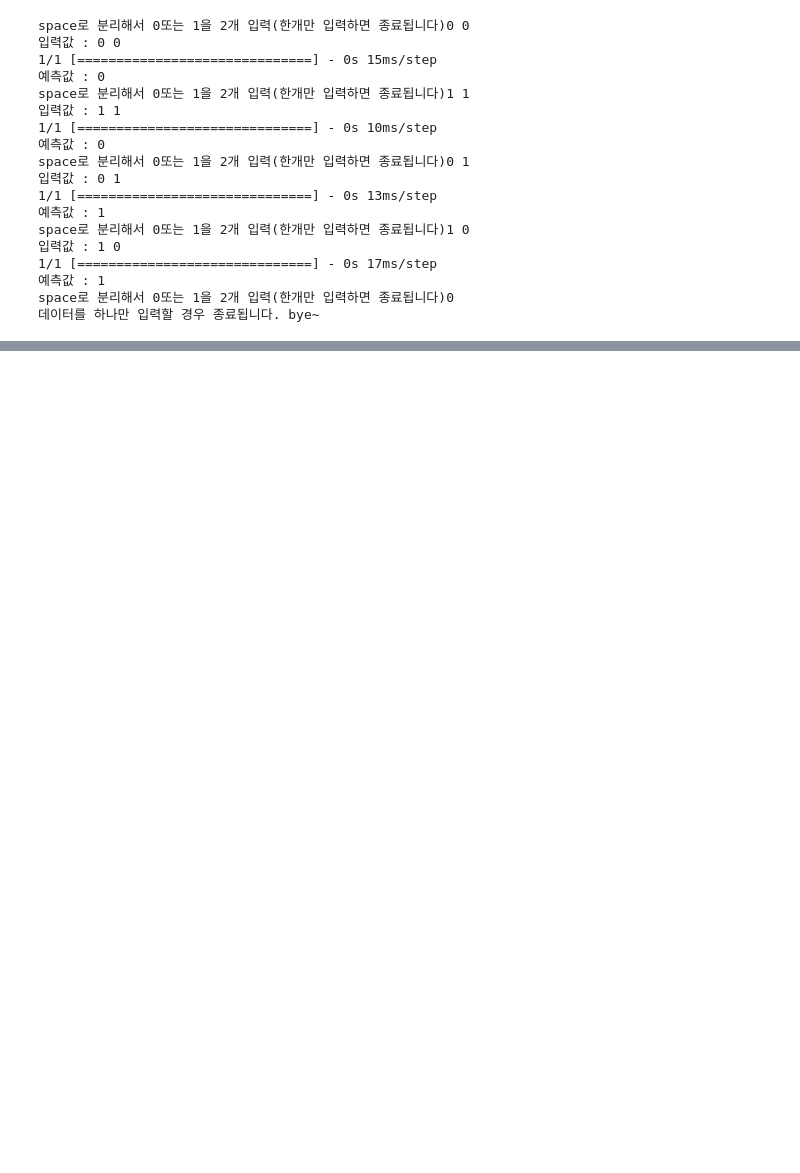
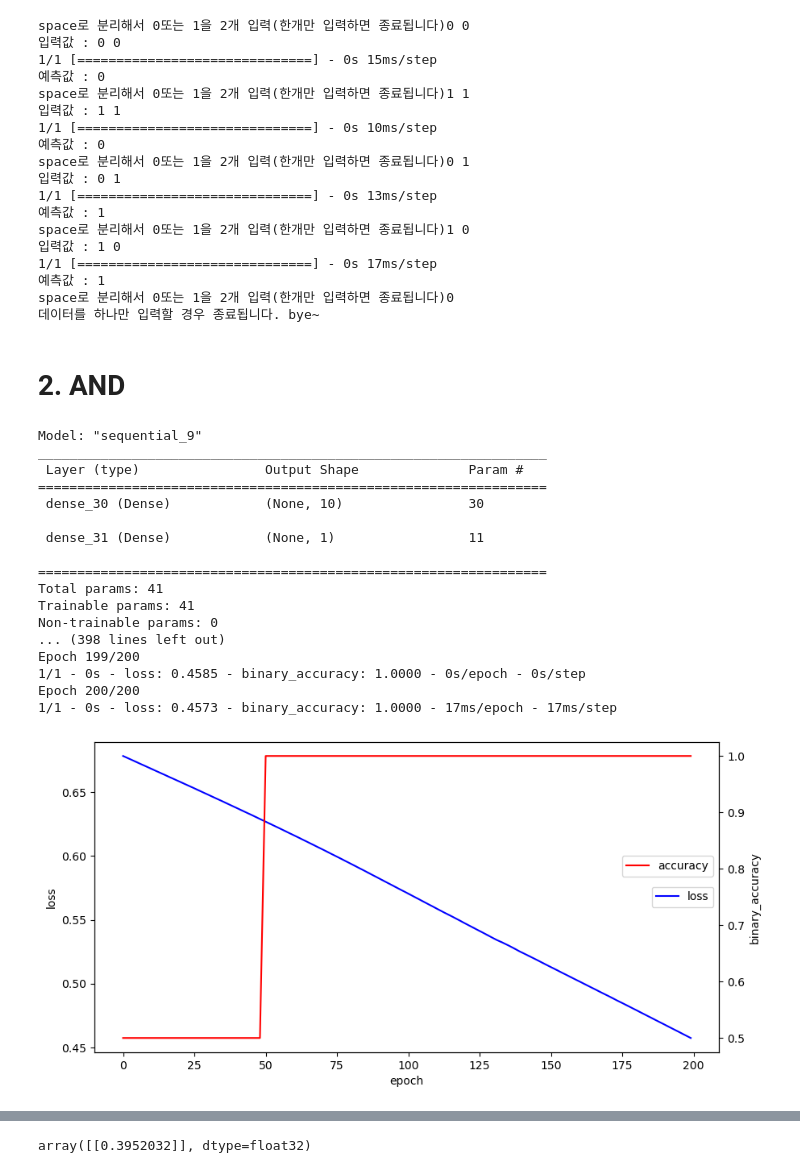
Before and after one commit to yisy0703/ai, a Jupyter notebook: source/08_DeepLearning/04_XOR를 v2로.ipynb, the cells around one changed output, grey strips where cells are left out. Saved outputs shown, nothing was run; the diff lists cells and outputs as text; code cells hidden in the pictures; blank space fills up the shorter version.

```diff
--- a/source/08_DeepLearning/04_XOR를 v2로.ipynb
+++ b/source/08_DeepLearning/04_XOR를 v2로.ipynb
@@ -161,3 +161,61 @@ space로 분리해서 0또는 1을 2개 입력(한개만 입력하면 종료됩
 예측값 : 1
 space로 분리해서 0또는 1을 2개 입력(한개만 입력하면 종료됩니다)0
 데이터를 하나만 입력할 경우 종료됩니다. bye~
+# %% [markdown]
+# 2. AND
+# %%
+# 1. dataset
+x_data = np.array([[0,0],[0,1],[1,0],[1,1]])
+y_data = np.array([[0],[0],[0],[1]])
+
+# 2. 모델 구성
+model = Sequential()
+model.add(Input(shape=2))
+model.add(Dense(units=10, activation='relu'))
+model.add(Dense(units=1, activation='sigmoid'))
+print(model.summary())
+
+# 3. 모델학습과정 설정(이진분류)
+model.compile(loss='binary_crossentropy', optimizer='adam', metrics=['binary_accuracy'])
+
+# 4. 학습
+hist = model.fit(x_data, y_data, epochs=200, verbose=2)
+# 5. 학습과정 살펴보기 및 평가
+fig, loss_ax = plt.subplots(figsize=(10,5))
+loss_ax.plot(hist.history['loss'], 'b', label='loss')
+acc_ax = loss_ax.twinx() # loss_ax와 x축을 공유하는 acc_ax
+acc_ax.plot(hist.history['binary_accuracy'], 'r', label='accuracy')
+
+loss_ax.set_xlabel('epoch')
+loss_ax.set_ylabel('loss')
+acc_ax.set_ylabel('binary_accuracy')
+
+loss_ax.legend(loc='center right')
+acc_ax.legend(bbox_to_anchor=(0.999, 0.65))
+plt.show()
+
+score = model.evaluate(x_data, y_data)
+print('loss :', score[0])
+print('accuracy :', score[1])
+
+# 6. 예측하기 : np.array([[0,1]])를 예측하기
+int(model.predict( np.array([[0, 1]]) )>=0.5)
+# %% [output]
+Model: "sequential_9"
+_________________________________________________________________
+ Layer (type)                Output Shape              Param #
+=================================================================
+ dense_30 (Dense)            (None, 10)                30
+
+ dense_31 (Dense)            (None, 1)                 11
+
+=================================================================
+Total params: 41
+Trainable params: 41
+Non-trainable params: 0
+... (398 lines left out)
+Epoch 199/200
+1/1 - 0s - loss: 0.4585 - binary_accuracy: 1.0000 - 0s/epoch - 0s/step
+Epoch 200/200
+1/1 - 0s - loss: 0.4573 - binary_accuracy: 1.0000 - 17ms/epoch - 17ms/step
+[figure, added]
@@ -163,0 +226 @@ space로 분리해서 0또는 1을 2개 입력(한개만 입력하면 종료됩
+array([[0.3952032]], dtype=float32)
```
Also changed, not shown: parts of 8 cells of this notebook, 1 other file.
